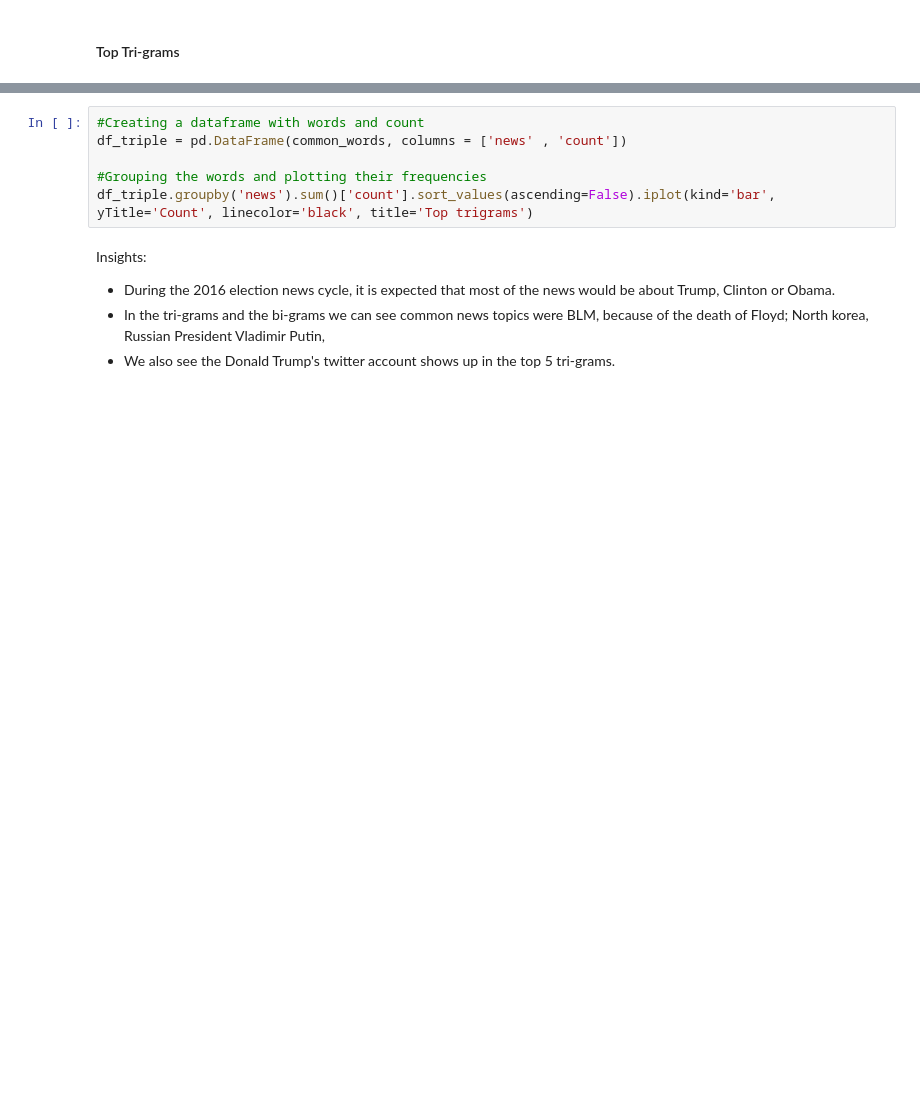
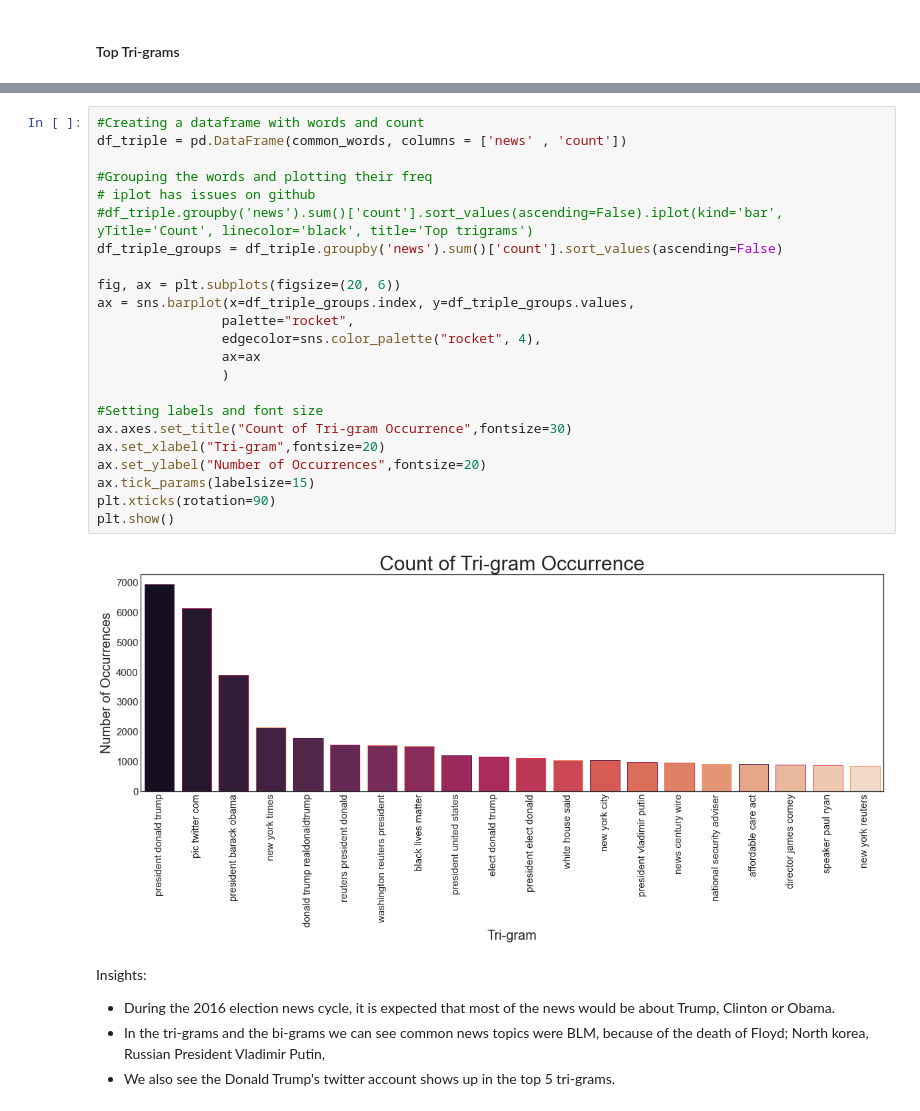
Before and after one commit to blasher565/dm_cs522, a Jupyter notebook: final project/Code/lasher_final_2.ipynb, the cells around one changed output, grey strips where cells are left out. Drawn from its saved outputs; the diff is of its cells as text; blank space fills up the shorter version.

```diff
--- a/final project/Code/lasher_final_2.ipynb
+++ b/final project/Code/lasher_final_2.ipynb
@@ -480,9 +537,28 @@ for word, freq in common_words:
 # %%
 #Creating a dataframe with words and count
 df_triple = pd.DataFrame(common_words, columns = ['news' , 'count'])
 
-#Grouping the words and plotting their frequencies
-df_triple.groupby('news').sum()['count'].sort_values(ascending=False).iplot(kind='bar', yTitle='Count', linecolor='black', title='Top trigrams')
+#Grouping the words and plotting their freq
+# iplot has issues on github
+#df_triple.groupby('news').sum()['count'].sort_values(ascending=False).iplot(kind='bar', yTitle='Count', linecolor='black', title='Top trigrams')
+df_triple_groups = df_triple.groupby('news').sum()['count'].sort_values(ascending=False)
+
+fig, ax = plt.subplots(figsize=(20, 6))
+ax = sns.barplot(x=df_triple_groups.index, y=df_triple_groups.values,
+                palette="rocket",
+                edgecolor=sns.color_palette("rocket", 4),
+                ax=ax
+                )
+
+#Setting labels and font size
+ax.axes.set_title("Count of Tri-gram Occurrence",fontsize=30)
+ax.set_xlabel("Tri-gram",fontsize=20)
+ax.set_ylabel("Number of Occurrences",fontsize=20)
+ax.tick_params(labelsize=15)
+plt.xticks(rotation=90)
+plt.show()
+# %% [output]
+[figure, added]
 # %% [markdown]
 Insights:
 - During the 2016 election news cycle, it is expected that most of the news would be about Trump, Clinton or Obama.
```
Also changed, not shown: parts of 20 cells of this notebook.
